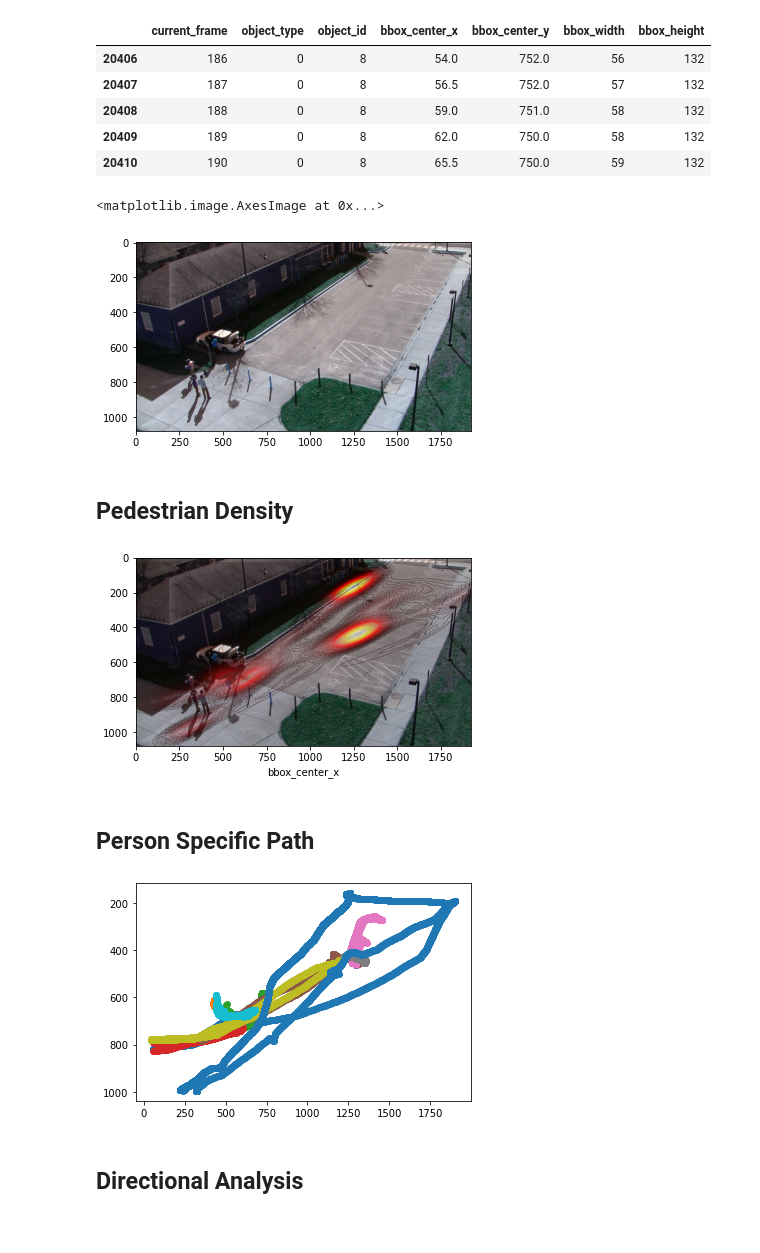
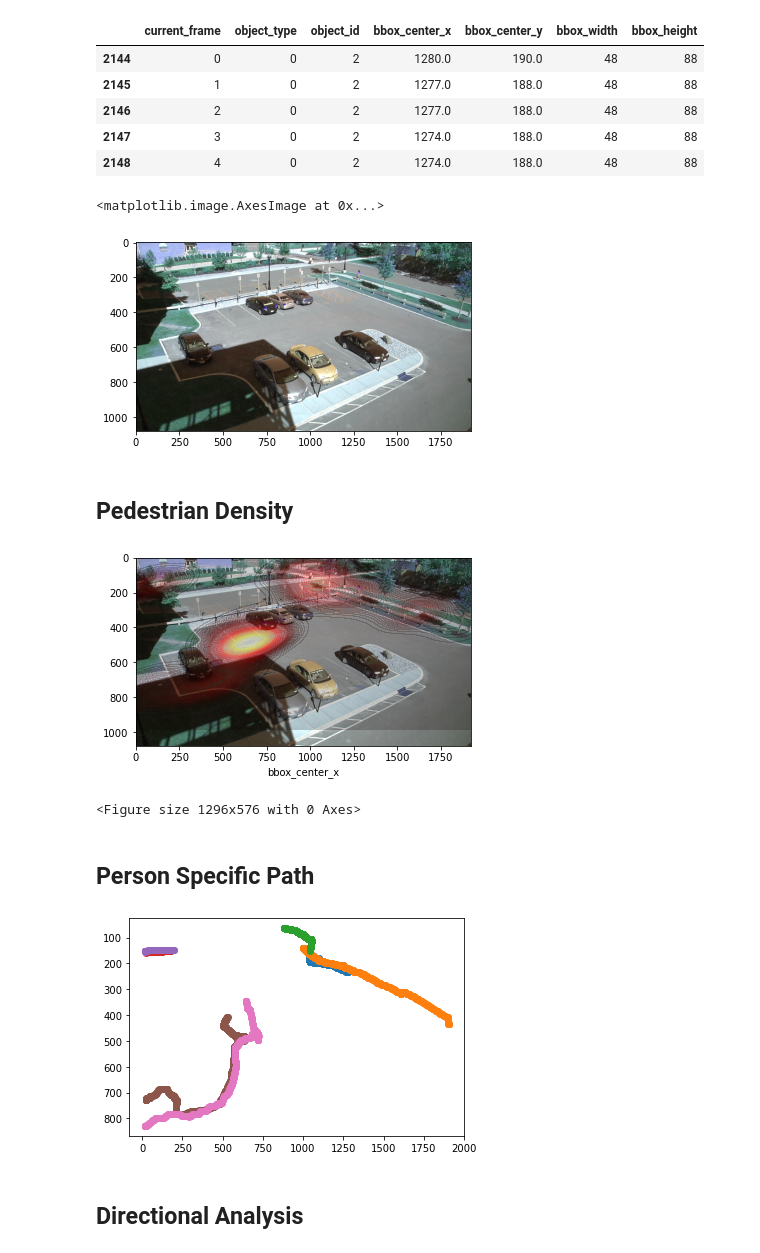
Before and after one commit to sardarchitect/ucsd_capstone, a Jupyter notebook: exploration/20230522 Streetstudy Dashboard.ipynb, the cells around one changed output. Drawn from its saved outputs; the diff is of its cells as text; code cells hidden in the pictures.

```diff
--- a/exploration/20230522 Streetstudy Dashboard.ipynb
+++ b/exploration/20230522 Streetstudy Dashboard.ipynb
@@ -5,17 +5,17 @@ sys.path.append("/home/sardarchitect/repos/github.com/ucsd_capstone/")
 # %%
 from streetstudy.data import virat
 # %%
-CURRENT_VIDEO_PATH = '/home/sardarchitect/repos/github.com/ucsd_capstone/virat/videos/VIRAT_S_000006.mp4'
+CURRENT_VIDEO_PATH = '/home/sardarchitect/repos/github.com/ucsd_capstone/virat/videos/VIRAT_S_040103_05_000729_000804.mp4'
 annotations_df = virat.get_annotations_df(CURRENT_VIDEO_PATH, format='yolo', normalize=False, object_id=True)
 # %%
 annotations_df.head()
 # %% [output]
 |  | current_frame | object_type | object_id | bbox_center_x | bbox_center_y | bbox_width | bbox_height |
-| 20406 | 186 | 0 | 8 | 54.0 | 752.0 | 56 | 132 |
-| 20407 | 187 | 0 | 8 | 56.5 | 752.0 | 57 | 132 |
-| 20408 | 188 | 0 | 8 | 59.0 | 751.0 | 58 | 132 |
-| 20409 | 189 | 0 | 8 | 62.0 | 750.0 | 58 | 132 |
-| 20410 | 190 | 0 | 8 | 65.5 | 750.0 | 59 | 132 |
+| 2144 | 0 | 0 | 2 | 1280.0 | 190.0 | 48 | 88 |
+| 2145 | 1 | 0 | 2 | 1277.0 | 188.0 | 48 | 88 |
+| 2146 | 2 | 0 | 2 | 1277.0 | 188.0 | 48 | 88 |
+| 2147 | 3 | 0 | 2 | 1274.0 | 188.0 | 48 | 88 |
+| 2148 | 4 | 0 | 2 | 1274.0 | 188.0 | 48 | 88 |
 # %%
 import cv2 as cv
 # %%
@@ -42,7 +42,7 @@ import matplotlib.pyplot as plt
 plt.imshow(current_frame)
 # %% [output]
 <matplotlib.image.AxesImage at 0x...>
-[figure, old version]
+[figure, new version]
 # %% [markdown]
 ## Pedestrian Density
 # %%
@@ -53,14 +53,22 @@ feet_y = annotations_df['bbox_center_y'] + (annotations_df['bbox_height'] / 2)
 # %%
 def pedestrian_density(frame, feet_x, feet_y):
     fig, ax = plt.subplots()
     sns.kdeplot(x=feet_x, y=feet_y, thresh=0, levels=50, alpha=0.2, fill=True, ax=ax, cmap='hot')
     fig.gca().invert_yaxis()
     ax.imshow(frame)
 
 
 pedestrian_density(current_frame, feet_x, feet_y)
+plt.figure(figsize=(18,8))
+plt.show()
+# How about you take an average of frames and underlay?
+# Frame by frame building the hotspots? While the person is viewing
+# It would be nice to see the progression...maybe take 60 frames throughout the vid and display as GIF
+# What do most people do at the hot spot?
+# Train a model to classify activity (maybe use labels like "loading to car" as "standing")
 # %% [output]
-[figure, old version]
+[figure, new version]
+<Figure size 1296x576 with 0 Axes>
 # %% [markdown]
 ## Person Specific Path
 # %%
@@ -76,8 +84,11 @@ def person_path(object_id, annotations_df):
 object_id_list = annotations_df['object_id'].unique()
 for obj in object_id_list:
     person_path(obj, annotations_df)
+
+# Color based on activity
+# Add some filtering options so user can decide what they want to see
 # %% [output]
-[figure, old version]
+[figure, new version]
 # %% [markdown]
 ## Directional Analysis
 # %%
```
Also changed, not shown: parts of 4 cells of this notebook, 3 other files.
